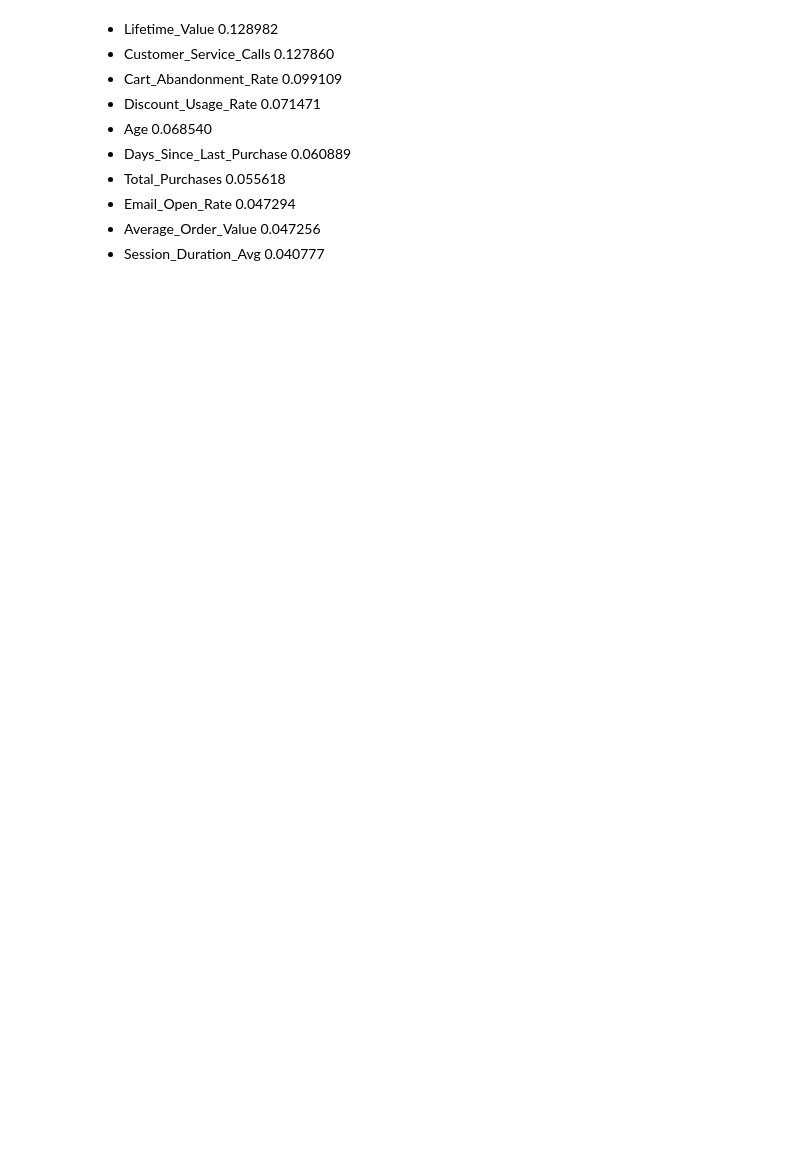
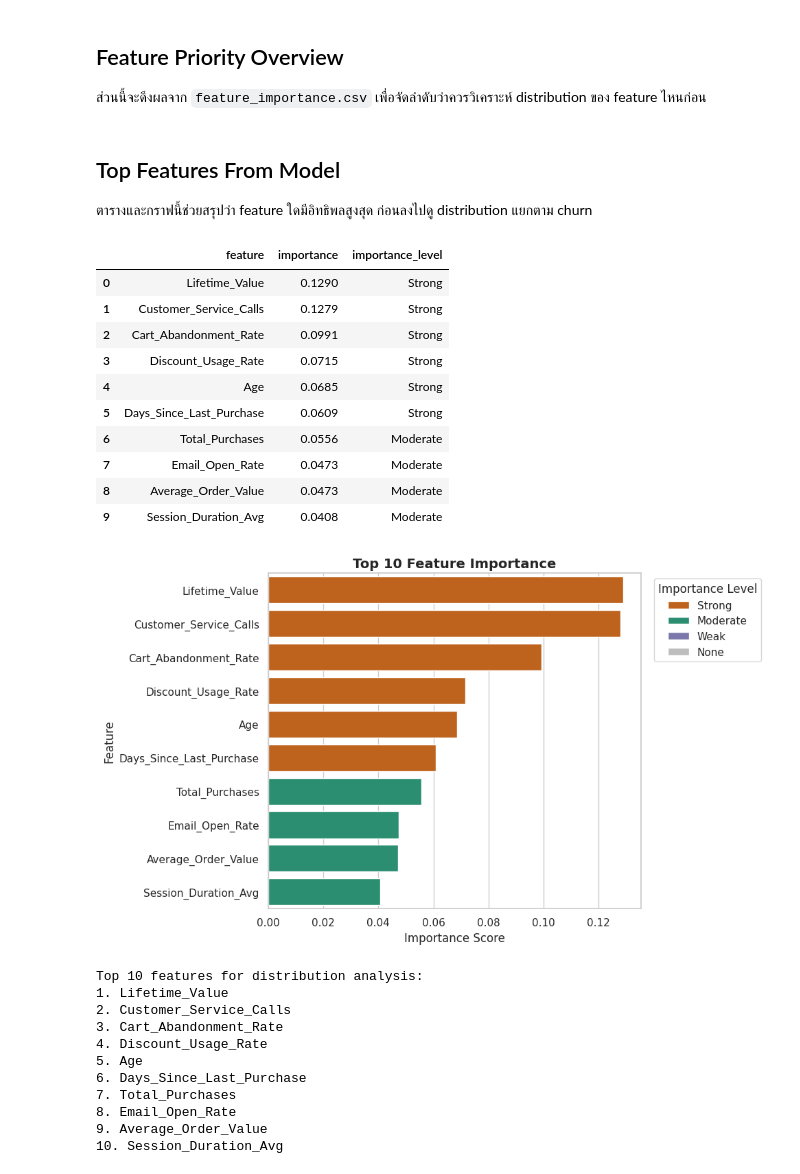
Before and after one commit to ppts2545/Eccommerce-Customer-Behavior-Dataset, a Jupyter notebook: notebooks/03_eda/eda2 (Segmentation)/01_distribution_analysis.ipynb, the cells around one changed output. Saved outputs shown, nothing was run; the diff lists cells and outputs as text; code cells hidden in the pictures; blank space fills up the shorter version.

```diff
--- a/notebooks/03_eda/eda2 (Segmentation)/01_distribution_analysis.ipynb
+++ b/notebooks/03_eda/eda2 (Segmentation)/01_distribution_analysis.ipynb
@@ -3,12 +4,4 @@
 # %% [markdown]
-- Lifetime_Value              0.128982
-- Customer_Service_Calls      0.127860
-- Cart_Abandonment_Rate       0.099109
-- Discount_Usage_Rate         0.071471
-- Age                         0.068540
-- Days_Since_Last_Purchase    0.060889
-- Total_Purchases             0.055618
-- Email_Open_Rate             0.047294
-- Average_Order_Value         0.047256
-- Session_Duration_Avg        0.040777
+## Feature Priority Overview
+ส่วนนี้จะดึงผลจาก `feature_importance.csv` เพื่อจัดลำดับว่าควรวิเคราะห์ distribution ของ feature ไหนก่อน
 # %%
@@ -21,0 +105,56 @@ df = pd.read_csv('../../../Data/processed/cleaned_customer_data.csv')
+# %% [markdown]
+## Top Features From Model
+ตารางและกราฟนี้ช่วยสรุปว่า feature ใดมีอิทธิพลสูงสุด ก่อนลงไปดู distribution แยกตาม churn
+# %%
+top10_importance = df_importance.head(10).copy()
+top10_features = top10_importance['feature'].tolist()
+
+display(
+    top10_importance.assign(
+        importance=top10_importance['importance'].round(4)
+    )
+)
+
+plt.figure(figsize=(10, 6))
+sns.barplot(
+    data=top10_importance,
+    x='importance',
+    y='feature',
+    hue='importance_level',
+    dodge=False,
+    palette={'Strong': '#d95f02', 'Moderate': '#1b9e77', 'Weak': '#7570b3', 'None': '#bdbdbd'}
+)
+plt.title('Top 10 Feature Importance', fontsize=14, weight='bold')
+plt.xlabel('Importance Score')
+plt.ylabel('Feature')
+plt.legend(title='Importance Level', bbox_to_anchor=(1.02, 1), loc='upper left')
+plt.tight_layout()
+plt.show()
+
+print('Top 10 features for distribution analysis:')
+for index, feature in enumerate(top10_features, start=1):
+    print(f'{index}. {feature}')
+# %% [output]
+|  | feature | importance | importance_level |
+| 0 | Lifetime_Value | 0.1290 | Strong |
+| 1 | Customer_Service_Calls | 0.1279 | Strong |
+| 2 | Cart_Abandonment_Rate | 0.0991 | Strong |
+| 3 | Discount_Usage_Rate | 0.0715 | Strong |
+| 4 | Age | 0.0685 | Strong |
+| 5 | Days_Since_Last_Purchase | 0.0609 | Strong |
+| 6 | Total_Purchases | 0.0556 | Moderate |
+| 7 | Email_Open_Rate | 0.0473 | Moderate |
+| 8 | Average_Order_Value | 0.0473 | Moderate |
+| 9 | Session_Duration_Avg | 0.0408 | Moderate |
+[figure, added]
+Top 10 features for distribution analysis:
+1. Lifetime_Value
+2. Customer_Service_Calls
+3. Cart_Abandonment_Rate
+4. Discount_Usage_Rate
+5. Age
+6. Days_Since_Last_Purchase
+7. Total_Purchases
+8. Email_Open_Rate
+9. Average_Order_Value
+10. Session_Duration_Avg
```
Also changed, not shown: parts of 26 cells of this notebook, 7 other files.
